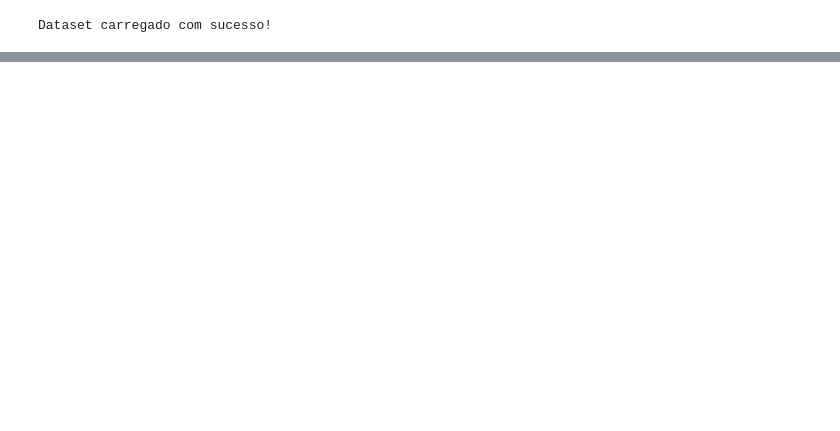
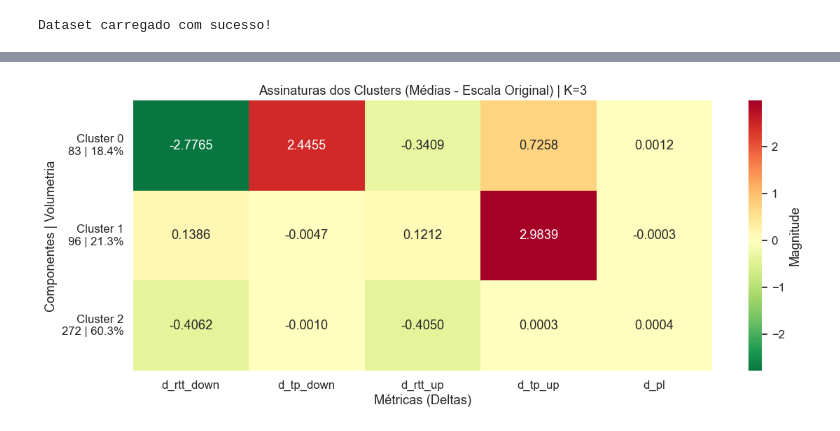
Before and after one commit to lhscaldas/Mestrado, a Jupyter notebook: features_analysis.ipynb, the cells around one changed output, grey strips where cells are left out. Drawn from its saved outputs; the diff is of its cells as text; code cells hidden in the pictures; blank space fills up the shorter version.

```diff
--- a/features_analysis.ipynb
+++ b/features_analysis.ipynb
@@ -393,0 +458,92 @@ plt.show()
+# %%
+# --- Configuração da Análise ---
+K_ANALISE = 3
+k_str = str(K_ANALISE).zfill(2)
+file_name = f"clusters_K{k_str}_features_{METHOD}_{REF_METRIC}_{THRESHOLD}.txt"
+full_path = os.path.join("clusters", SCENARIO, file_name)
+
+if not os.path.exists(full_path):
+    print(f"Erro: Arquivo não encontrado em {full_path}")
+else:
+    with open(full_path, 'r') as f:
+        content = f.read()
+
+    # --- 1. RELATÓRIO DE AJUSTE GLOBAL ---
+    print(f"RELATÓRIO DE AJUSTE GLOBAL - K={K_ANALISE}")
+    print("-" * 45)
+    for pattern in [r"AIC.*: ([\d\.-]+)", r"BIC.*: ([\d\.-]+)", r"Log-Likelihood: ([\d\.-]+)"]:
+        match = re.search(pattern, content)
+        if match:
+            print(match.group(0))
+    print("-" * 45)
+
+    # --- 2. PROCESSAMENTO DOS CLUSTERS (MÉDIAS E VOLUMETRIA) ---
+    cluster_data = []
+    volumetry_labels = {}
+    cluster_blocks = re.split(r"(Cluster \d+:)", content)
+    metrics_list = ['d_rtt_down', 'd_tp_down', 'd_rtt_up', 'd_tp_up', 'd_pl']
+
+    for i in range(1, len(cluster_blocks), 2):
+        c_id = cluster_blocks[i].replace(":", "").strip()
+        body = cluster_blocks[i+1]
+
+        # Extração da Volumetria para os labels do eixo Y
+        count_match = re.search(r"Quantidade de Eventos:\s+(\d+)\s+\(([\d\.]+%)\)", body)
+        if count_match:
+            volumetry_labels[c_id] = f"{c_id}\n{count_match.group(1)} | {count_match.group(2)}"
+
+        # Extração das Médias
+        means = {}
+        for metric in metrics_list:
+            m_match = re.search(rf"{metric}:\s+([\d\.-]+)", body)
+            if m_match:
+                means[metric] = float(m_match.group(1))
+
+        if means:
+            means['Cluster'] = c_id
+            cluster_data.append(means)
+
+    # Plotagem do Heatmap de Médias
+    df_heatmap = pd.DataFrame(cluster_data).set_index('Cluster')
+    df_heatmap.index = [volumetry_labels.get(idx, idx) for idx in df_heatmap.index]
+
+    plt.figure(figsize=(12, 5))
+    sns.heatmap(df_heatmap, annot=True, cmap='RdYlGn_r', center=0, fmt=".4f", cbar_kws={'label': 'Magnitude'})
+    plt.title(f"Assinaturas dos Clusters (Médias - Escala Original) | K={K_ANALISE}")
+    plt.xlabel("Métricas (Deltas)")
+    plt.ylabel("Componentes | Volumetria")
+    plt.yticks(rotation=0)
+    plt.tight_layout()
+    plt.show()
+
+    # --- 3. ANÁLISE DE COVARIÂNCIA POR CLUSTER ---
+    print("\nANÁLISE DE COVARIÂNCIA (ESTRUTURA DE CORRELAÇÃO)")
+    print("-" * 45)
+
+    for i in range(1, len(cluster_blocks), 2):
+        c_id = cluster_blocks[i].replace(":", "").strip()
+        body = cluster_blocks[i+1]
+
+        # Busca a matriz entre [[ e ]]
+        matrix_match = re.search(r"Matriz de Covariancia .*?:\n\s*\[\[(.*?)\]\]", body, re.DOTALL)
+
+        if matrix_match:
+            matrix_str = matrix_match.group(1)
+            clean_rows = []
+            for row in matrix_str.split('\n'):
+                row_stripped = row.replace('[', '').replace(']', '').strip()
+                if row_stripped:
+                    clean_rows.append([float(val) for val in row_stripped.split()])
+
+            cov_matrix = np.array(clean_rows)
+
+            # Plotagem do Heatmap da Matriz de Covariância
+            plt.figure(figsize=(7, 5))
+            sns.heatmap(cov_matrix, annot=True, fmt=".4f", cmap='RdBu_r', center=0,
+                        xticklabels=metrics_list, yticklabels=metrics_list)
+
+            plt.title(f"Matriz de Covariância - {c_id}\n(Espaço Z-Score | K={K_ANALISE})")
+            plt.xticks(rotation=45)
+            plt.tight_layout()
+            plt.show()
+# %% [output]
@@ -393,0 +556 @@ plt.show()
+[figure, added]
```
Also changed, not shown: parts of 21 cells of this notebook, 7 other files.
